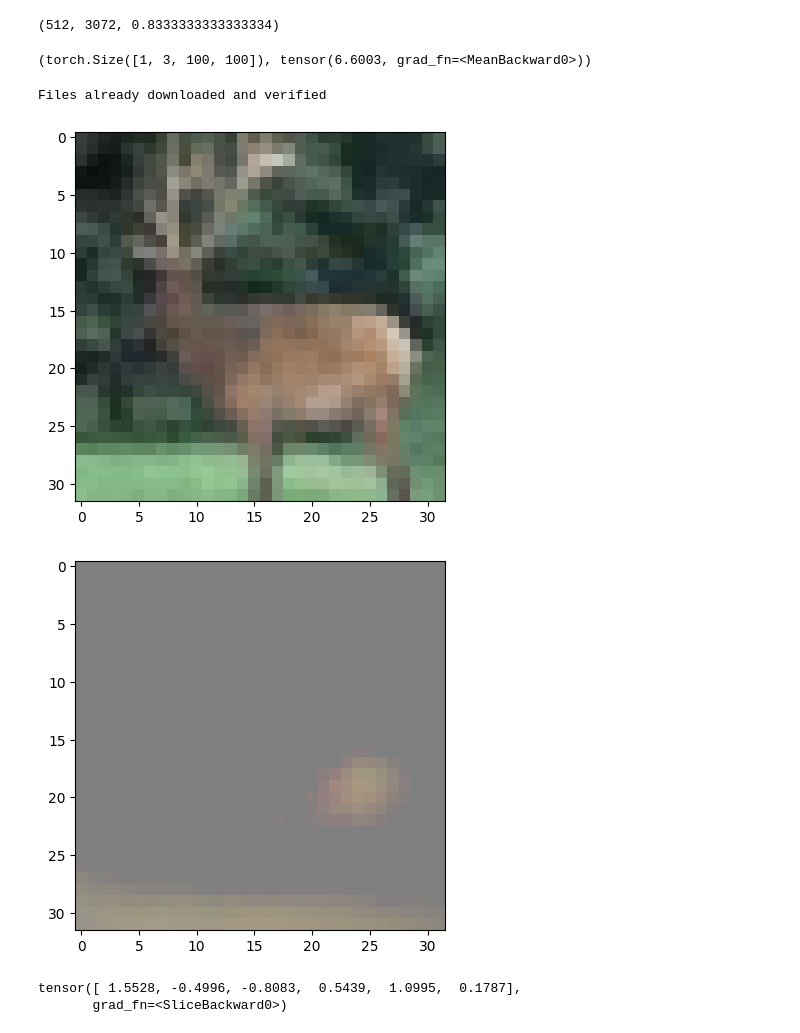
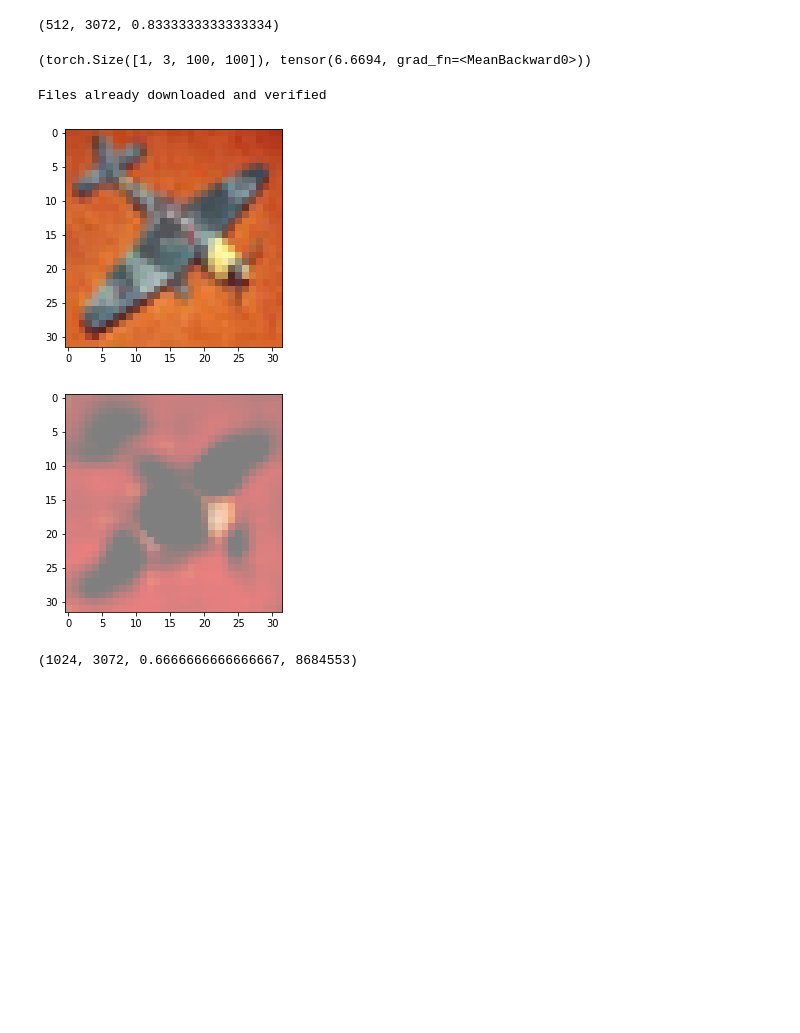
Before and after one commit to pvwoods/elko, a Jupyter notebook: notebooks/encoders.ipynb, the cells around one changed output. Cells and saved outputs as stored; diff of their text form; code cells hidden in the pictures; blank space fills up the shorter version.

```diff
--- a/notebooks/encoders.ipynb
+++ b/notebooks/encoders.ipynb
@@ -81,6 +82,8 @@ AutoEncoder(
 )
 # %%
 model = AutoEncoder([3, 6, 8], out_activation=nn.Sigmoid)
+device = "cuda:1"
+model.to(device)
 
 criterion = nn.L1Loss()
 optimizer = torch.optim.Adam(model.parameters())
@@ -91,6 +94,7 @@ losses = []
 for e in range(epochs):
     for i, (inputs, _) in enumerate(trainloader, 0):
         pbar.update(1)
+        inputs = inputs.to(device)
         out, encoded = model(inputs)
 
         loss = criterion(out, inputs)
@@ -165,6 +169,10 @@ class VAE(nn.Module):
         '''
 
         super(VAE, self).__init__()
+
+        self.input_dims = input_dims
+        self.hidden_dims = hidden_dims
+        self.bottleneck_dims = bottleneck_dims
 
         if convolutions is None:
             convolutions = [
@@ -228,7 +236,7 @@ x = torch.randn(1, 3, 100, 100)
 out, kl_loss = model(x)
 out.shape, kl_loss
 # %% [output]
-(torch.Size([1, 3, 100, 100]), tensor(6.6003, grad_fn=<MeanBackward0>))
+(torch.Size([1, 3, 100, 100]), tensor(6.6694, grad_fn=<MeanBackward0>))
 # %%
 preproc_transform = transforms.Compose([
     transforms.ToTensor(),
@@ -236,28 +244,29 @@ preproc_transform = transforms.Compose([
 ])
 trainset = torchvision.datasets.CIFAR10(root='../data', train=True,
                                             download=True, transform=preproc_transform)
-trainloader = torch.utils.data.DataLoader(trainset, batch_size=16,
+trainloader = torch.utils.data.DataLoader(trainset, batch_size=128,
                                             shuffle=True, num_workers=2)
 # %% [output]
 Files already downloaded and verified
 # %%
-convs = [(4,2,1)]*5
-model = VAE(3, 64, 512, convolutions=convs, conv_activation=nn.SiLU, out_activation=nn.ReLU)
+model = VAE(3, 128, 256, conv_activation=nn.SiLU, out_activation=nn.ReLU)
+model.to(device)
 
 criterion = nn.L1Loss()
 optimizer = torch.optim.Adam(model.parameters())
-epochs = 1
+epochs = 30
 pbar = tqdm(total=epochs * len(trainloader))
 losses = []
-kl_coeff = 0.1
+kl_coeff = 1
 
 for e in range(epochs):
     for i, (inputs, _) in enumerate(trainloader, 0):
         pbar.update(1)
+        inputs = inputs.to(device)
         out, kl_loss = model(inputs)
 
         recon_loss = criterion(out, inputs)
-        #loss = (kl_loss* kl_coeff) + recon_loss
+        loss = (kl_loss* kl_coeff) + recon_loss
         loss = recon_loss
         optimizer.zero_grad()
         loss.backward()
@@ -268,23 +277,24 @@ for e in range(epochs):
 # %%
 model.train(False)
 def imshow(img, un=True):
     if un:
         img = img / 2 + 0.5   # unnormalize
     npimg = img.numpy()   # convert from tensor
     plt.imshow(np.transpose(npimg, (1, 2, 0)))
     plt.show()
 
 
-image = next(iter(trainloader))[0][0]
-imshow(image)
+image = next(iter(trainloader))[0][0].to(device)
+imshow(image.cpu())
 out, kl_loss = model(image[None,...])
-imshow(out[0].squeeze().detach())
+imshow(out[0].squeeze().cpu().detach())
 # %% [output]
-[figure, old version]
+[figure, new version]
-[figure, old version]
+[figure, new version]
-# %%
-model.train(False)
-model.encoder(image[None,...]).squeeze()[:6]
-# %% [output]
-tensor([ 1.5528, -0.4996, -0.8083,  0.5439,  1.0995,  0.1787],
-       grad_fn=<SliceBackward0>)
+# %%
+model.train(False)
+encoder_size = model.encoder(image[None,...]).squeeze().shape[0]
+full_size = image.shape[0]*image.shape[1]*image.shape[2]
+encoder_size, full_size, 1 - encoder_size / full_size, sum([p.numel() for p in model.parameters()])
+# %% [output]
+(1024, 3072, 0.6666666666666667, 8684553)
```
Also changed, not shown: parts of 9 cells of this notebook, 1 other file.
